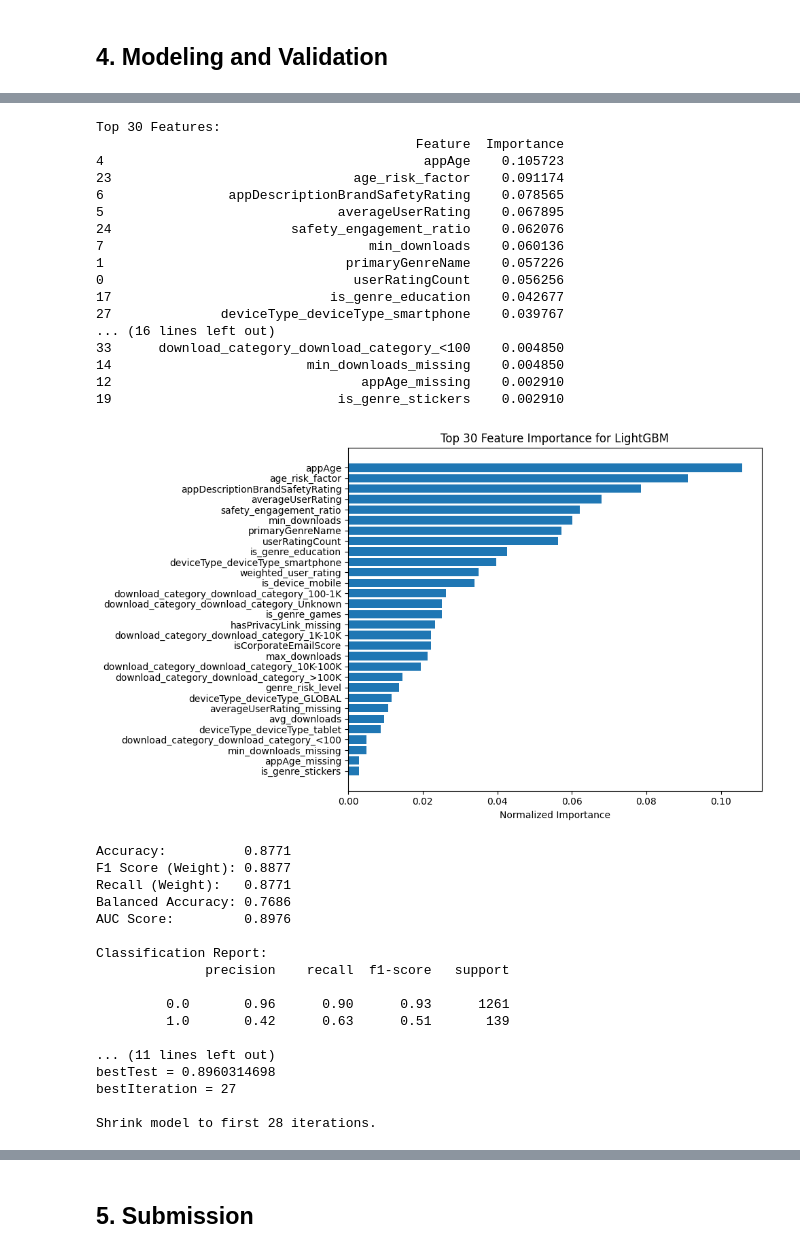
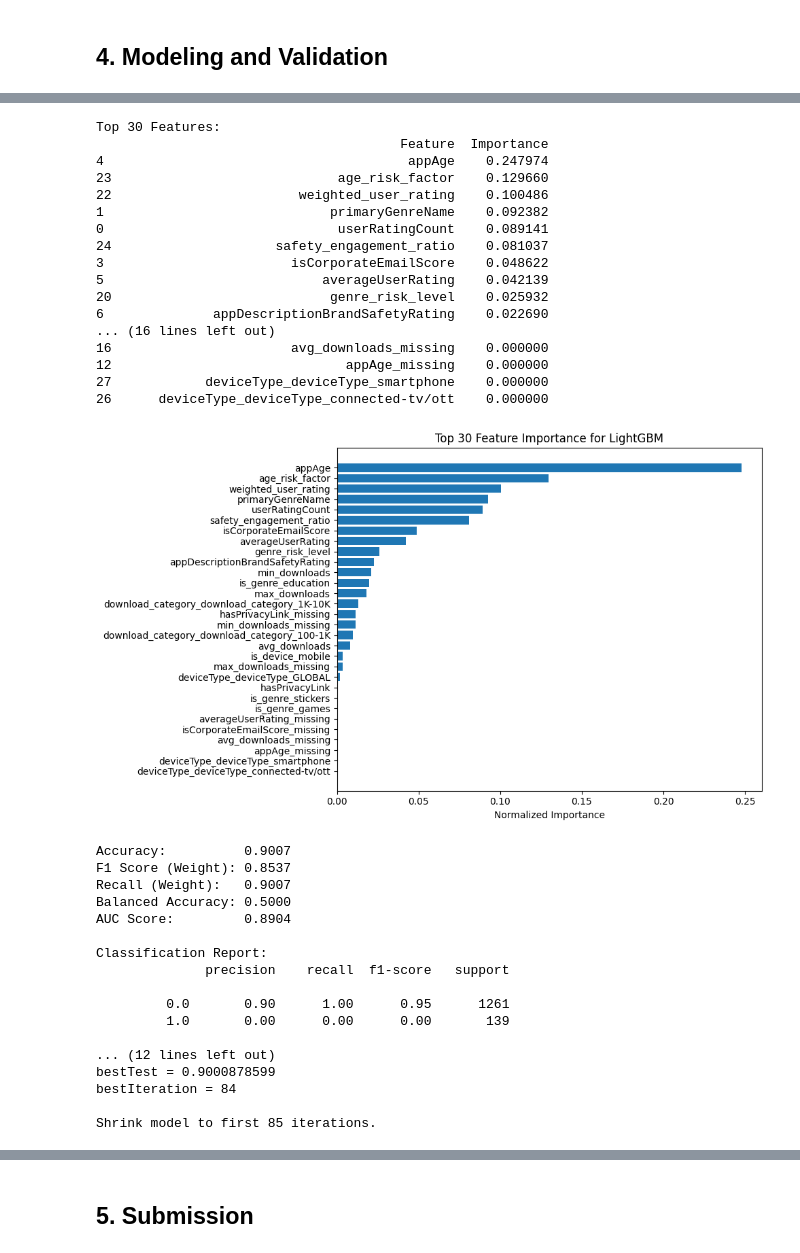
Before and after one commit to Reasondro/FindIT, a Jupyter notebook: Find_IT_Ale_New.ipynb, the cells around one changed output, grey strips where cells are left out. Saved outputs shown, nothing was run; the diff lists cells and outputs as text; code cells hidden in the pictures.

```diff
--- a/Find_IT_Ale_New.ipynb
+++ b/Find_IT_Ale_New.ipynb
@@ -1647,7 +1647,7 @@ X_val= val_set.drop(columns=["coppaRisk"])
 y_val = val_set['coppaRisk']
 # %%
 # ? RUNNING
-X_train, y_train = my_smote(X_train, y_train)
+# X_train, y_train = my_smote(X_train, y_train)
 # %%
 # #? without cat stoppign
 from sklearn.ensemble import RandomForestClassifier
@@ -2393,7 +2321,8 @@ models = {
         learning_rate=0.05,
         depth=7,
         # l2_leaf_reg=3,
-        l2_leaf_reg=9,
+        l2_leaf_reg=6,
+        # l2_leaf_reg=9,
         loss_function='Logloss',
         eval_metric='AUC',
         random_seed=42,
@@ -2458,35 +2387,35 @@ Early stopping, best iteration is:
 Top 30 Features:
-                                         Feature  Importance
-4                                         appAge    0.105723
-23                               age_risk_factor    0.091174
-6                appDescriptionBrandSafetyRating    0.078565
-5                              averageUserRating    0.067895
-24                       safety_engagement_ratio    0.062076
-7                                  min_downloads    0.060136
-1                               primaryGenreName    0.057226
-0                                userRatingCount    0.056256
-17                            is_genre_education    0.042677
-27              deviceType_deviceType_smartphone    0.039767
+                                       Feature  Importance
+4                                       appAge    0.247974
+23                             age_risk_factor    0.129660
+22                        weighted_user_rating    0.100486
+1                             primaryGenreName    0.092382
+0                              userRatingCount    0.089141
+24                     safety_engagement_ratio    0.081037
+3                        isCorporateEmailScore    0.048622
+5                            averageUserRating    0.042139
+20                            genre_risk_level    0.025932
+6              appDescriptionBrandSafetyRating    0.022690
 ... (16 lines left out)
-33      download_category_download_category_<100    0.004850
-14                         min_downloads_missing    0.004850
-12                                appAge_missing    0.002910
-19                             is_genre_stickers    0.002910
+16                       avg_downloads_missing    0.000000
+12                              appAge_missing    0.000000
+27            deviceType_deviceType_smartphone    0.000000
+26      deviceType_deviceType_connected-tv/ott    0.000000
-[figure, old version]
+[figure, new version]
-Accuracy:          0.8771
-F1 Score (Weight): 0.8877
-Recall (Weight):   0.8771
-Balanced Accuracy: 0.7686
-AUC Score:         0.8976
+Accuracy:          0.9007
+F1 Score (Weight): 0.8537
+Recall (Weight):   0.9007
+Balanced Accuracy: 0.5000
+AUC Score:         0.8904
 
 Classification Report:
               precision    recall  f1-score   support
 
-         0.0       0.96      0.90      0.93      1261
-         1.0       0.42      0.63      0.51       139
+         0.0       0.90      1.00      0.95      1261
+         1.0       0.00      0.00      0.00       139
 
-... (11 lines left out)
-bestTest = 0.8960314698
-bestIteration = 27
+... (12 lines left out)
+bestTest = 0.9000878599
+bestIteration = 84
 
-Shrink model to first 28 iterations.
+Shrink model to first 85 iterations.
```
Also changed, not shown: parts of 6 cells of this notebook.
